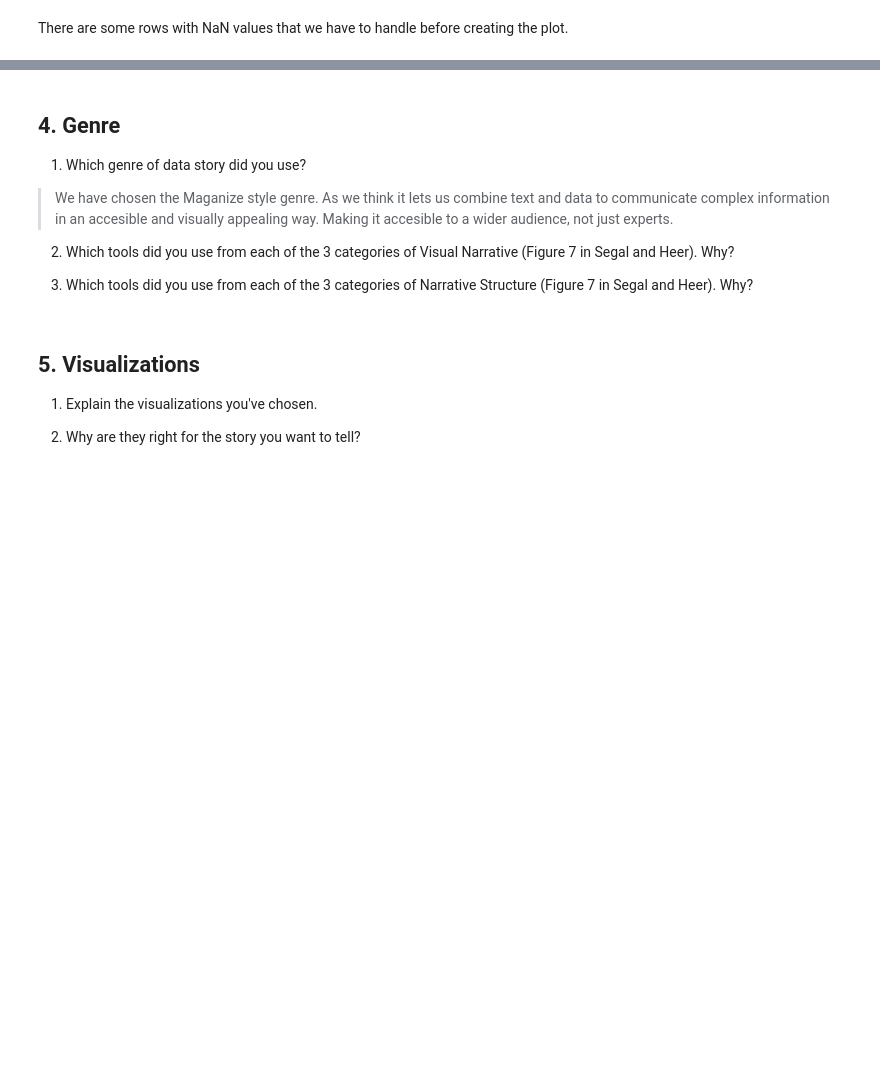
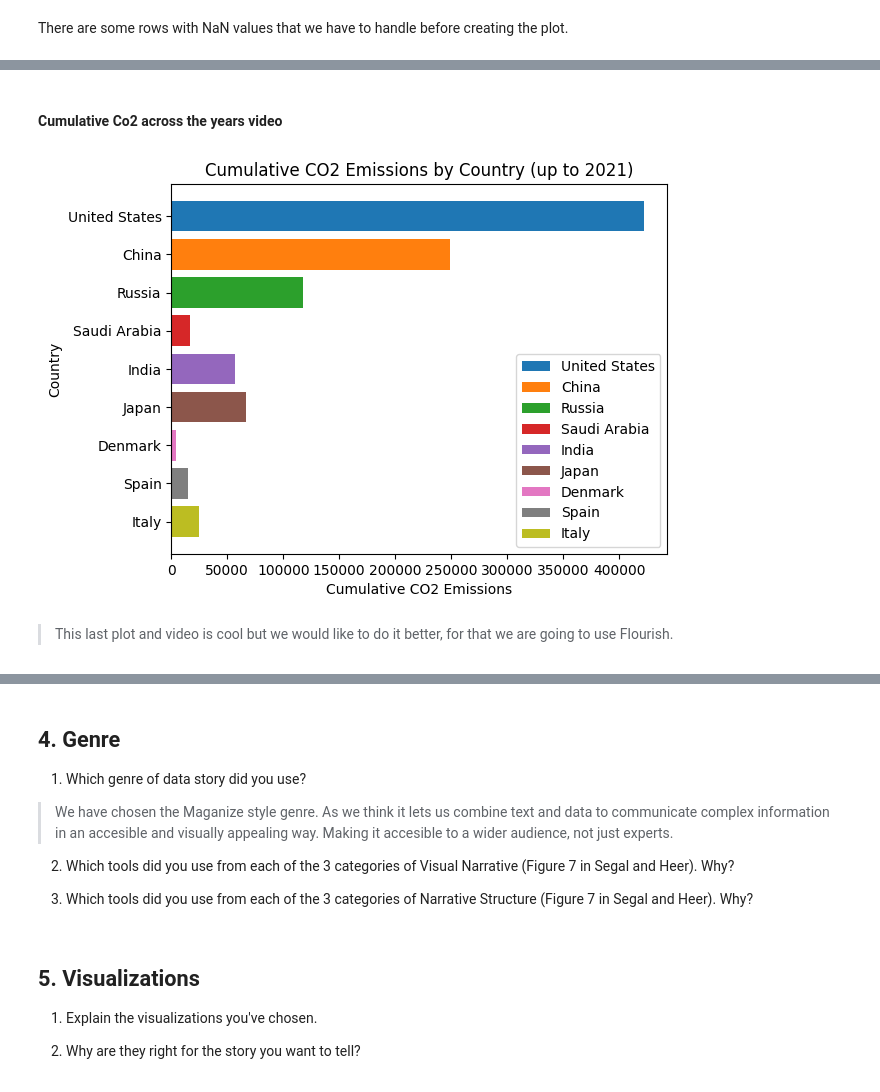
Before and after one commit to magolimbo/Social_data_analysis_and_visualisation, a Jupyter notebook: project/main.ipynb, the cells around one changed output, grey strips where cells are left out. Drawn from its saved outputs; the diff is of its cells as text; code cells hidden in the pictures; blank space fills up the shorter version.

```diff
--- a/project/main.ipynb
+++ b/project/main.ipynb
@@ -620,0 +679,49 @@ fig.show()
+# %% [markdown]
+#### Cumulative Co2 across the years video
+# %%
+country_colors = {
+    'United States': '#1f77b4',
+    'China': '#ff7f0e',
+    'Russia': '#2ca02c',
+    'Saudi Arabia': '#d62728',
+    'India': '#9467bd',
+    'Japan': '#8c564b',
+    'Denmark': '#e377c2',
+    'Spain': '#7f7f7f',
+    'Italy': '#bcbd22'
+}
+
+df_sorted = df.sort_values(by='year')
+
+fig, ax = plt.subplots()
+
+def update(frame):
+    ax.clear()
+    # Filter data up to the current year
+    data = df_sorted[df_sorted['year'] <= frame]
+    # Filter data for selected countries
+    selected_countries = ['United States', 'China', 'Russia', 'Saudi Arabia', 'India', 'Japan', 'Denmark', 'Spain', 'Italy']
+    data_selected = data[data['country'].isin(selected_countries)]
+    # Sort the filtered data by cumulative_co2
+    data_sorted = data_selected.sort_values(by='cumulative_co2', ascending=False)
+    # Plot horizontal bar chart with different colors for each country
+    for i, (country, color) in enumerate(country_colors.items()):
+        if country in data_sorted['country'].unique():
+            country_data = data_sorted[data_sorted['country'] == country]
+            ax.barh(country_data['country'], country_data['cumulative_co2'], color=color, label=country)
+    # Set labels and title
+    ax.set_xlabel('Cumulative CO2 Emissions')
+    ax.set_ylabel('Country')
+    ax.set_title(f'Cumulative CO2 Emissions by Country (up to {frame})')
+    ax.invert_yaxis()  # Invert y-axis to show top countries at the top
+    ax.legend(loc='lower right')  # Add legend
+
+ani = animation.FuncAnimation(fig, update, frames=df_sorted['year'].unique(), interval=500)
+
+ani.save('cumulative_co2_animation.mp4', writer='ffmpeg')
+
+plt.show()
+# %% [output]
+[figure, added]
+# %% [markdown]
+> This last plot and video is cool but we would like to do it better, for that we are going to use Flourish.
```
Also changed, not shown: parts of 26 cells of this notebook, 2 other files.
